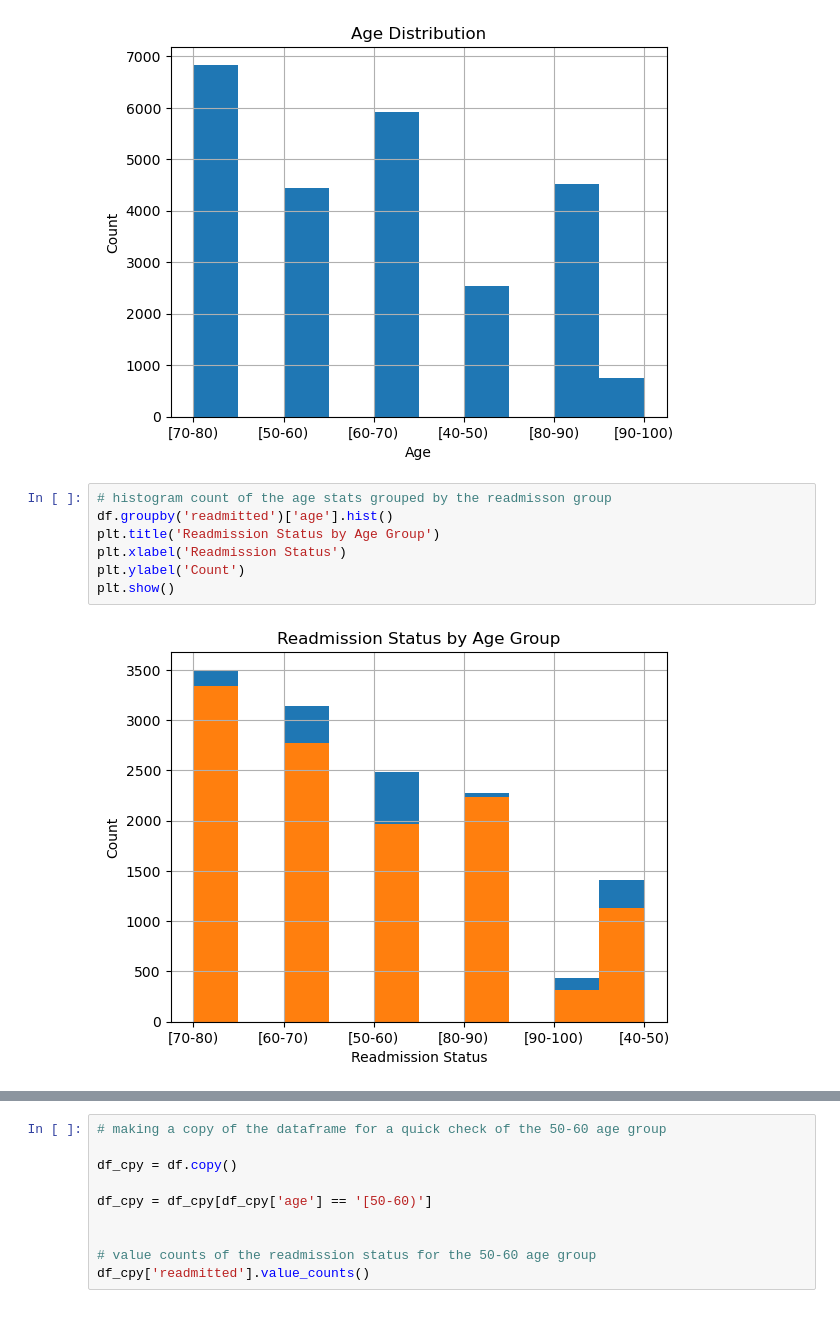
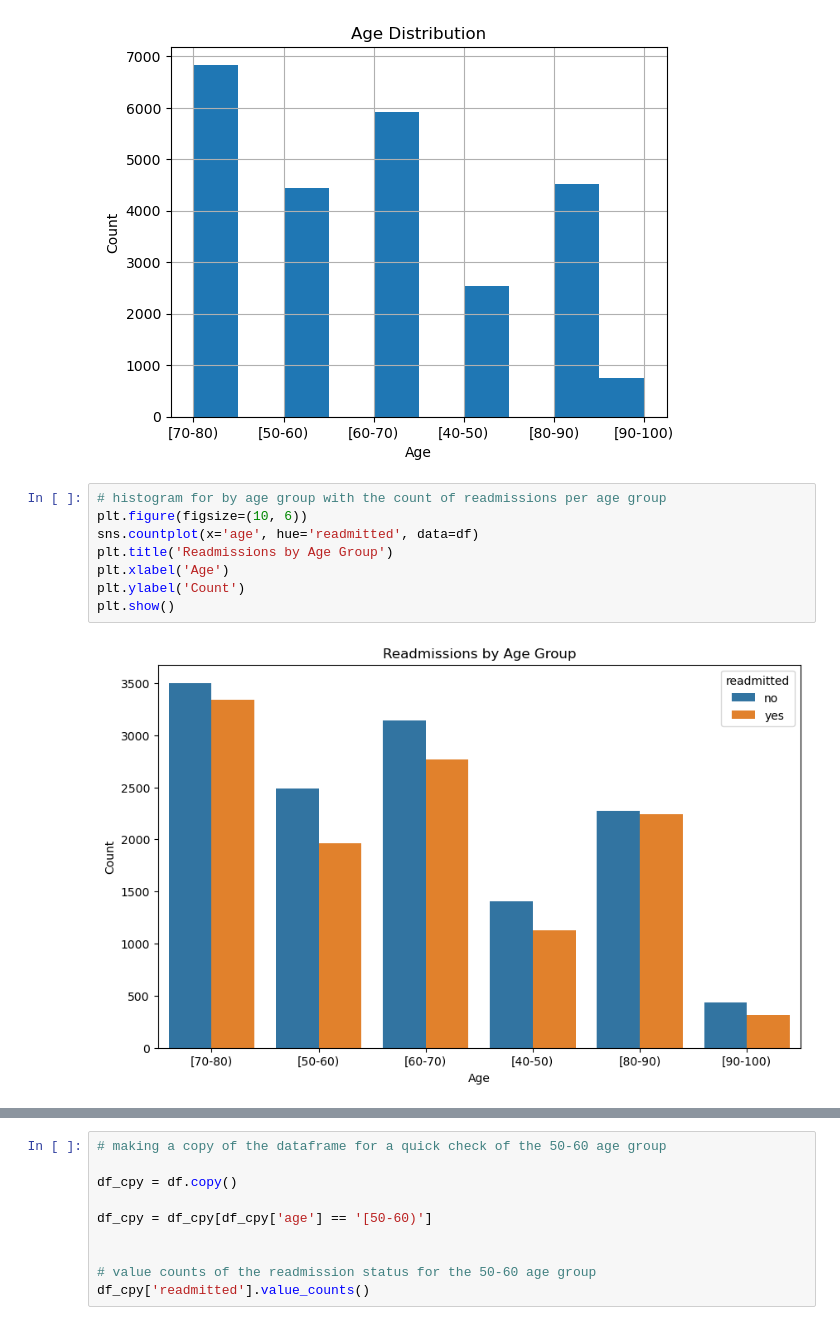
Before and after one commit to PhilipFelizarta/Hospital_Readmission_Project, a Jupyter notebook: EDA/Hospital_Re_admit_EDA.ipynb, the cells around one changed output, grey strips where cells are left out. Saved outputs shown, nothing was run; the diff lists cells and outputs as text.

```diff
--- a/EDA/Hospital_Re_admit_EDA.ipynb
+++ b/EDA/Hospital_Re_admit_EDA.ipynb
@@ -70,11 +95,12 @@ plt.show()
 # %% [output]
 [figure]
 # %%
-# histogram count of the age stats grouped by the readmisson group
-df.groupby('readmitted')['age'].hist()
-plt.title('Readmission Status by Age Group')
-plt.xlabel('Readmission Status')
+# histogram for by age group with the count of readmissions per age group
+plt.figure(figsize=(10, 6))
+sns.countplot(x='age', hue='readmitted', data=df)
+plt.title('Readmissions by Age Group')
+plt.xlabel('Age')
 plt.ylabel('Count')
 plt.show()
 # %% [output]
-[figure, old version]
+[figure, new version]
```
Also changed, not shown: parts of 5 cells of this notebook.
